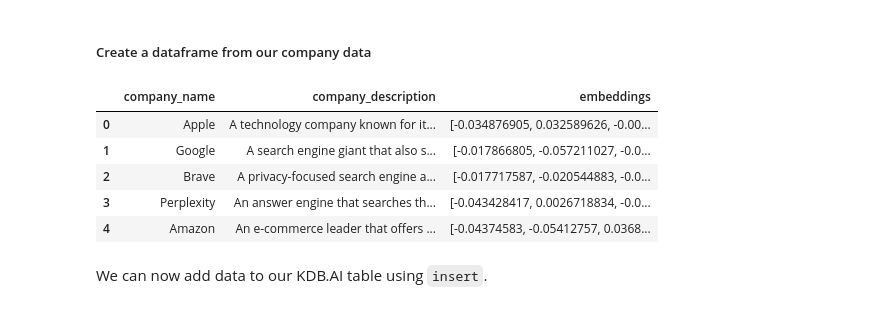
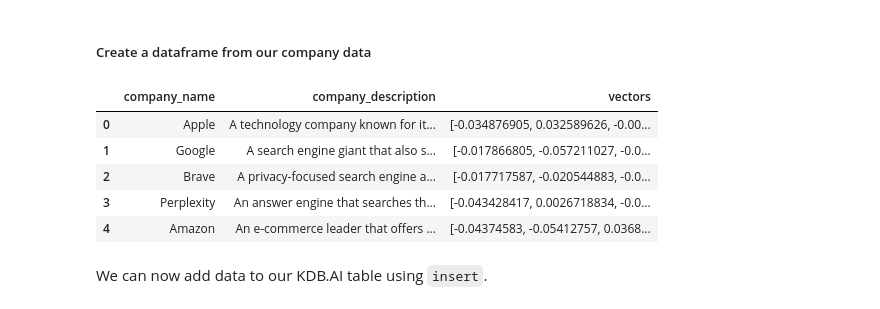
Before and after one commit to KxSystems/kdbai-samples, a Jupyter notebook: quickstarts/python_quickstart.ipynb, the cells around one changed output. Cells and saved outputs as stored; diff of their text form; code cells hidden in the pictures.

```diff
--- a/quickstarts/python_quickstart.ipynb
+++ b/quickstarts/python_quickstart.ipynb
@@ -224,12 +286,12 @@ len(embeddings[0])
 # %%
 names = [company for company, _ in company_data]
 descriptions = [description for _, description in company_data]
 
 # column names/types matching the schema
-embeddings_df = pd.DataFrame({"company_name": names, "company_description": descriptions, "embeddings": list(embeddings)})
+embeddings_df = pd.DataFrame({"company_name": names, "company_description": descriptions, "vectors": list(embeddings)})
 embeddings_df.head()
 # %% [output]
-|  | company_name | company_description | embeddings |
+|  | company_name | company_description | vectors |
 | 0 | Apple | A technology company known for it... | [-0.034876905, 0.032589626, -0.00... |
 | 1 | Google | A search engine giant that also s... | [-0.017866805, -0.057211027, -0.0... |
 | 2 | Brave | A privacy-focused search engine a... | [-0.017717587, -0.020544883, -0.0... |
```
Also changed, not shown: parts of 24 cells of this notebook.
